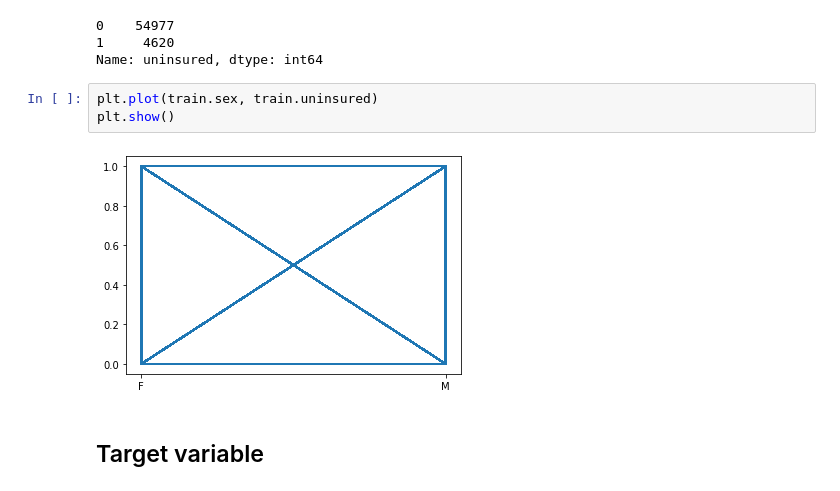
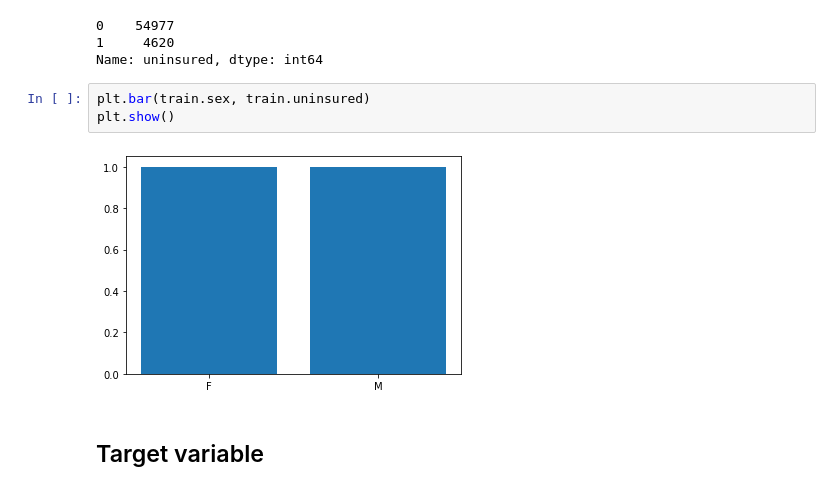
Before and after one commit to Lidetsal/Code_Practice, a Jupyter notebook: 2modeling.ipynb, the cells around one changed output. Drawn from its saved outputs; the diff is of its cells as text.

```diff
--- a/2modeling.ipynb
+++ b/2modeling.ipynb
@@ -48,10 +48,10 @@ train.uninsured.value_counts()
 1     4620
 Name: uninsured, dtype: int64
 # %%
-plt.plot(train.sex, train.uninsured)
+plt.bar(train.sex, train.uninsured)
 plt.show()
 # %% [output]
-[figure, old version]
+[figure, new version]
 # %% [markdown]
 ## Target variable
 # %%
```
